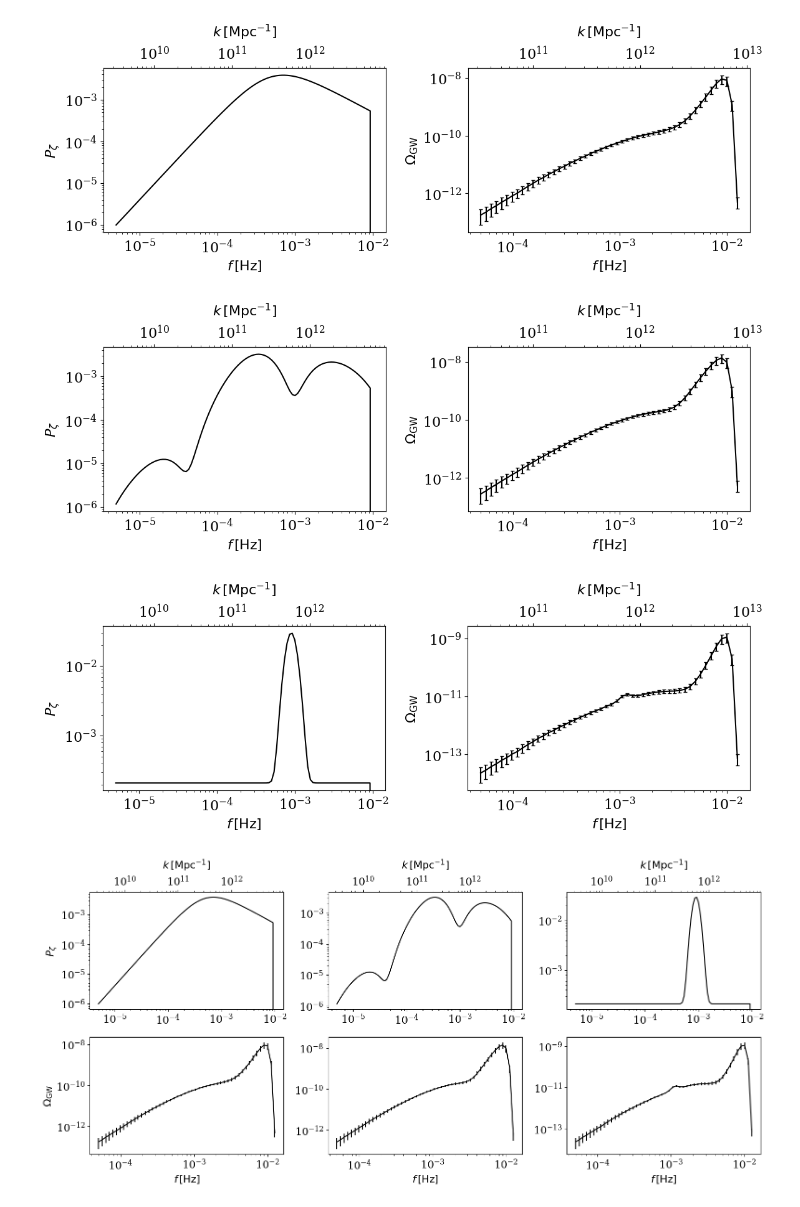
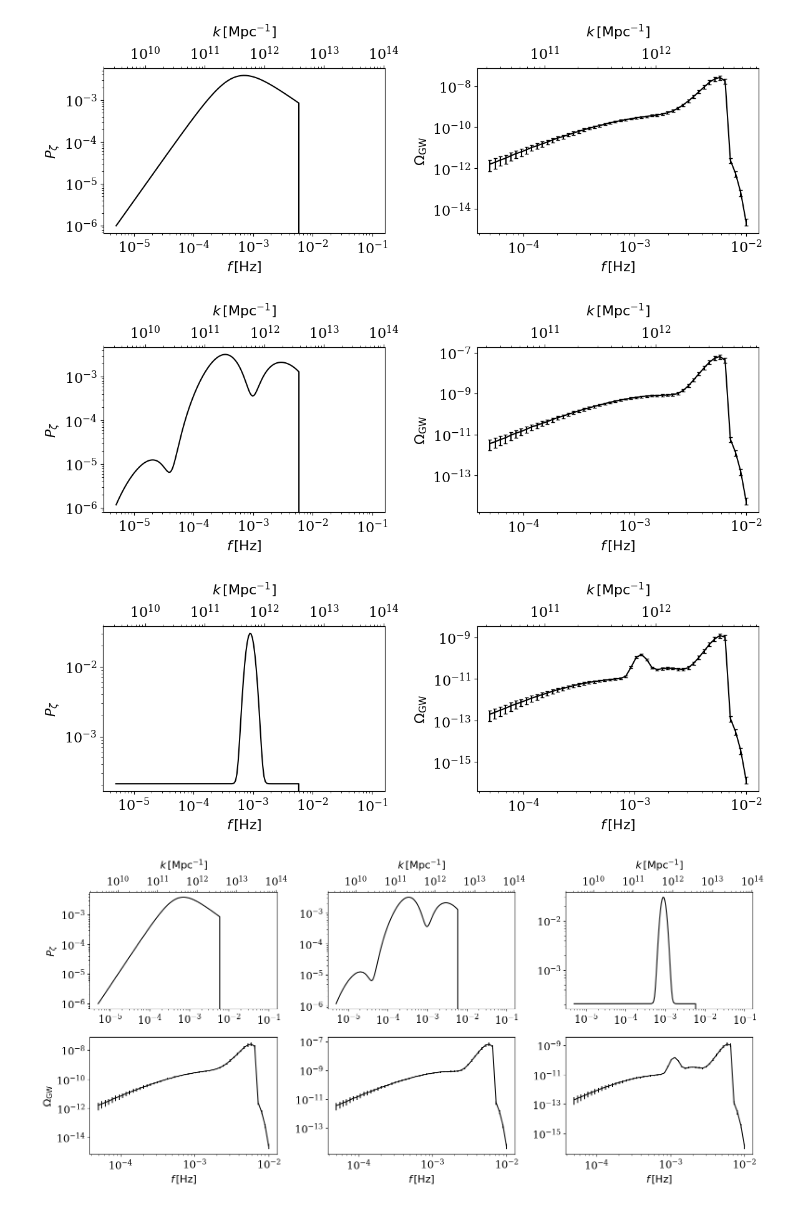
Before and after one commit to Ameek94/SIGW_Inverse, a Jupyter notebook: spectrum_examples_MDRD.ipynb, the cells around one changed output. Cells and saved outputs as stored; diff of their text form; code cells hidden in the pictures.

Commit message:
MDRD files

```diff
--- a/spectrum_examples_MDRD.ipynb
+++ b/spectrum_examples_MDRD.ipynb
@@ -16,15 +16,15 @@ matplotlib.rc('font', **font)
 # matplotlib.rc('text', usetex=True)
 matplotlib.rc('legend', fontsize=16)
 # %%
-k_max = 1e-2 # <= kmax
+k_max = 6e-3 # <= kmax, #8e-3
 eta_R = 20/k_max # k_max*eta_R = 20 well within LISA
 params_eMD_RD = [k_max, eta_R]
 
-kmin, kmax = 5e-5, 10**(-1.9)
+kmin, kmax = 5e-5, 10**(-2)
 k_arr = jnp.logspace(np.log10(kmin), np.log10(kmax), 50) # for Omega, Hz
 
 fac = 10
-p_arr = jnp.geomspace(kmin/fac,k_max,100) # for Pzeta, Hz
+p_arr = jnp.geomspace(kmin/fac,kmax*fac,200) # for Pzeta, Hz
 
 f = k_arr # jnp.geomspace(1e-3 , 1e-1, 50), Hz
 
@@ -58,14 +58,16 @@ kstar = 1e-3
 omks_sigma = gwb_amp*( 0.05*(np.log(k_arr/kstar))**2 + 0.1) # 2% error at kstar + more towards edges
 gwb_cov = jnp.diag(omks_sigma**2)
 
-np.savez("bpl_MDRD_data.npz", k=k_arr, gw=gwb_amp, cov=gwb_cov, p_arr=p_arr, pz_amp=pz_amp)
+np.savez("results/bpl_MDRD_data.npz", k=k_arr, gw=gwb_amp, cov=gwb_cov, p_arr=p_arr, pz_amp=pz_amp)
 
 # Plot the results
 fig, (ax1, ax2) = plt.subplots(1, 2, figsize=(12, 4.5))
 ax1.loglog(p_arr, pz_amp, color='k', lw=1.5)
 ax1.set_ylabel(r'$P_{\zeta}$')
 ax2.set_ylabel(r'$\Omega_{\mathrm{GW}}$')
+# ax2.set_ylim(1e-12,1e-7)
 ax2.loglog(f, gwb_amp, color='k', lw=1.5)
+# ax2.set_ylim(1e-15,1e-5)
 ax2.errorbar(f, gwb_amp, yerr=omks_sigma, fmt='none', ecolor='k', capsize=2)
 # ax2.fill_between(f, gwb_amp + 1.96 * omks_sigma, gwb_amp - 1.96 * omks_sigma, alpha=0.2, color='k')
 
@@ -82,9 +84,9 @@ for x in [ax1, ax2]:
 fig.tight_layout()
 
 # Save the plot
-plt.savefig("bpl_MDRD_input.pdf")
+plt.savefig("results/bpl_MDRD_input.pdf")
 # %% [output]
-[figure, old version]
+[figure, new version]
 # %%
 # osc
 
@@ -107,7 +109,7 @@ kstar = 1e-3
 omks_sigma = gwb_amp*( 0.05*(np.log(k_arr/kstar))**2 + 0.1) # 2% error at kstar + more towards edges
 gwb_cov = jnp.diag(omks_sigma**2)
 
-np.savez("osc_MDRD_data.npz", k=k_arr, gw=gwb_amp, cov=gwb_cov, p_arr=p_arr, pz_amp=pz_amp)
+np.savez("results/osc_MDRD_data.npz", k=k_arr, gw=gwb_amp, cov=gwb_cov, p_arr=p_arr, pz_amp=pz_amp)
 
 # Plot the results
 fig,(ax1,ax2) = plt.subplots(1,2,figsize=(12,4.5))
@@ -126,9 +128,9 @@ for x in [ax1,ax2]:
     secax = x.secondary_xaxis('top', functions=(lambda x: x * k_mpc_f_hz, lambda x: x / k_mpc_f_hz))
     secax.set_xlabel(r"$k\,{\rm [Mpc^{-1}]}$",labelpad=10)
 fig.tight_layout()
-plt.savefig("osc_MDRD_input.pdf")
+plt.savefig("results/osc_MDRD_input.pdf")
 # %% [output]
-[figure, old version]
+[figure, new version]
 # %%
 # peaked
 
@@ -150,7 +152,7 @@ kstar = 1e-3
 omks_sigma = gwb_amp*( 0.05*(np.log(k_arr/kstar))**2 + 0.1) # 2% error at kstar + more towards edges
 gwb_cov = jnp.diag(omks_sigma**2)
 
-np.savez("peaked_MDRD_data.npz", k=k_arr, gw=gwb_amp, cov=gwb_cov, p_arr=p_arr, pz_amp=pz_amp)
+np.savez("results/peaked_MDRD_data.npz", k=k_arr, gw=gwb_amp, cov=gwb_cov, p_arr=p_arr, pz_amp=pz_amp)
 
 # Plot the results
 fig,(ax1,ax2) = plt.subplots(1,2,figsize=(12,4.5))
@@ -169,44 +171,44 @@ for x in [ax1,ax2]:
     secax = x.secondary_xaxis('top', functions=(lambda x: x * k_mpc_f_hz, lambda x: x / k_mpc_f_hz))
     secax.set_xlabel(r"$k\,{\rm [Mpc^{-1}]}$",labelpad=10)
 fig.tight_layout()
-plt.savefig("peaked_MDRD_input.pdf")
+plt.savefig("results/peaked_MDRD_input.pdf")
 # %% [output]
-[figure, old version]
+[figure, new version]
 # %%
 fig,ax = plt.subplots(2,3,figsize=(16,7.5),layout='tight',sharex='row')
-datadir = ['bpl_MDRD_data.npz','osc_MDRD_data.npz','peaked_MDRD_data.npz']
+datadir = ['results/bpl_MDRD_data.npz','results/osc_MDRD_data.npz','results/peaked_MDRD_data.npz']
 
 
 for i in range(3):
     data = np.load(datadir[i])
     k = data['k']
     gw = data['gw']
     cov = data['cov']
     omks_sigma = np.sqrt(np.diag(cov))
     p_arr = data['p_arr']
     pz_amp = data['pz_amp']
     ax[1,i].errorbar(k,gw,yerr=omks_sigma,color='k')
     ax[0,i].loglog(p_arr,pz_amp,color='k')
     # ax[0,i].set_title(['BPL','OSC','PEAKED'][i])
     ax[1,i].set_xscale('log')
     ax[1,i].set_yscale('log')
     ax[1,i].set_xlabel(r'$f\,{\rm [Hz]}$')
 ax[0,0].set_ylabel(r'$P_{\zeta}$')
 ax[1,0].set_ylabel(r'$\Omega_{\mathrm{GW}}$')
 
 # ax1.plot(p_arr,pz_amp,color='k',lw=1.5)
 # ax1.set_ylabel(r'$P_{\zeta}$')
 # ax2.set_ylabel(r'$\Omega_{\mathrm{GW}}$')
 # ax2.plot(f,gwb_amp,color='k',lw=1.5)
 # ax2.errorbar(f,gwb_amp,yerr=omks_sigma,fmt='none',ecolor='k',capsize=2)
 # # ax2.fill_between(k_arr,gwb_amp+1.96*omks_sigma,gwb_amp-1.96*omks_sigma,alpha=0.2,color='k')
 # for ax in [ax1,ax2]:
 #     ax.set(yscale='log',xscale='log',xlabel=r'$f\,{\rm [Hz]}$')
 # k_mpc_f_hz = 2*np.pi * 1.03 * 10**14
 for x in ax[0,:]:
     secax = x.secondary_xaxis('top', functions=(lambda x: x * k_mpc_f_hz, lambda x: x / k_mpc_f_hz))
     secax.set_xlabel(r"$k\,{\rm [Mpc^{-1}]}$",labelpad=10)
 # fig.tight_layout()
-plt.savefig("spectra_input.pdf")
+plt.savefig("results/spectra_input.pdf")
 # %% [output]
-[figure, old version]
+[figure, new version]
```
Also changed, not shown: 4 other files.
